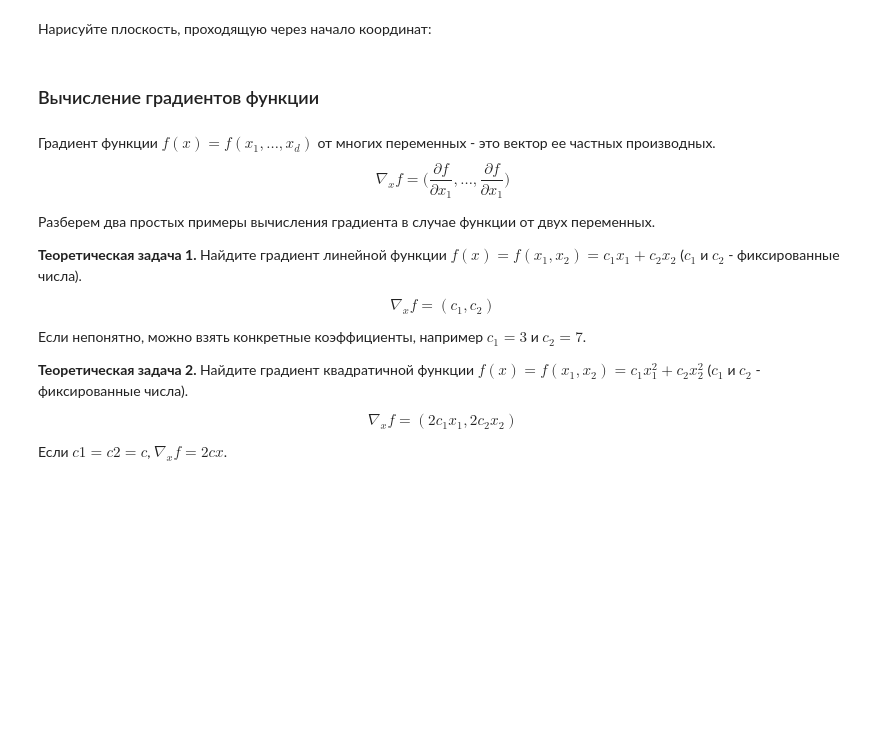
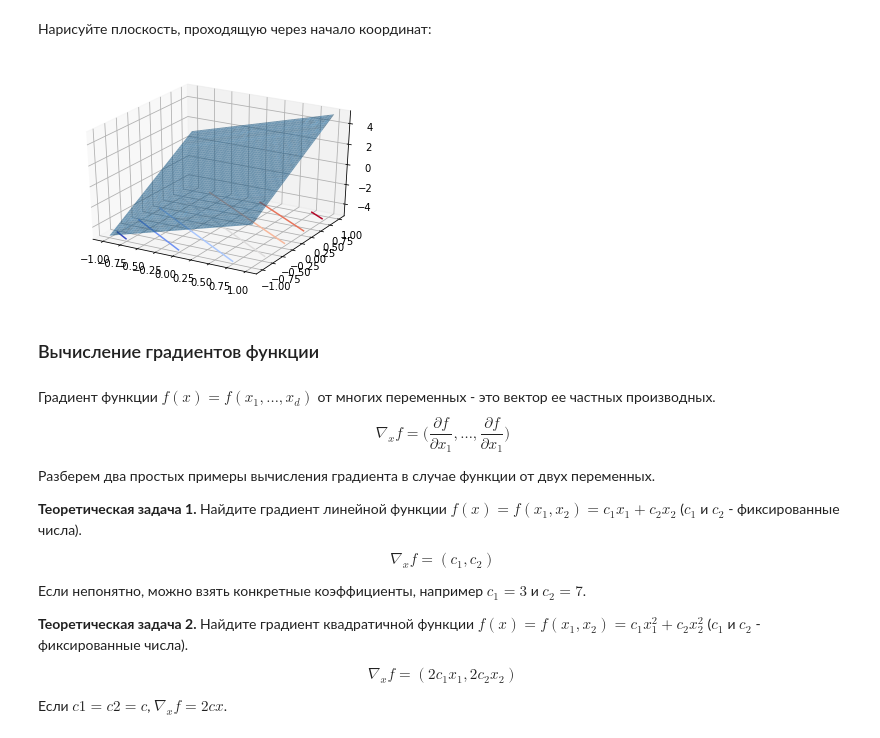
Before and after one commit to iad-24/seminars, a Jupyter notebook: materials/Seminar5_3d_task.ipynb, the cells around one changed output. Saved outputs shown, nothing was run; the diff lists cells and outputs as text; code cells hidden in the pictures; blank space fills up the shorter version.

```diff
--- a/materials/Seminar5_3d_task.ipynb
+++ b/materials/Seminar5_3d_task.ipynb
@@ -63,6 +73,9 @@ plot_3d(fun)
 Нарисуйте плоскость, проходящую через начало координат:
 # %%
 # your code here
+plot_3d(lambda x1, x2: 2*x1 + 3*x2)
+# %% [output]
+[figure, added]
 # %% [markdown]
 ### Вычисление градиентов функции
 # %% [markdown]
```
Also changed, not shown: parts of 15 cells of this notebook.
